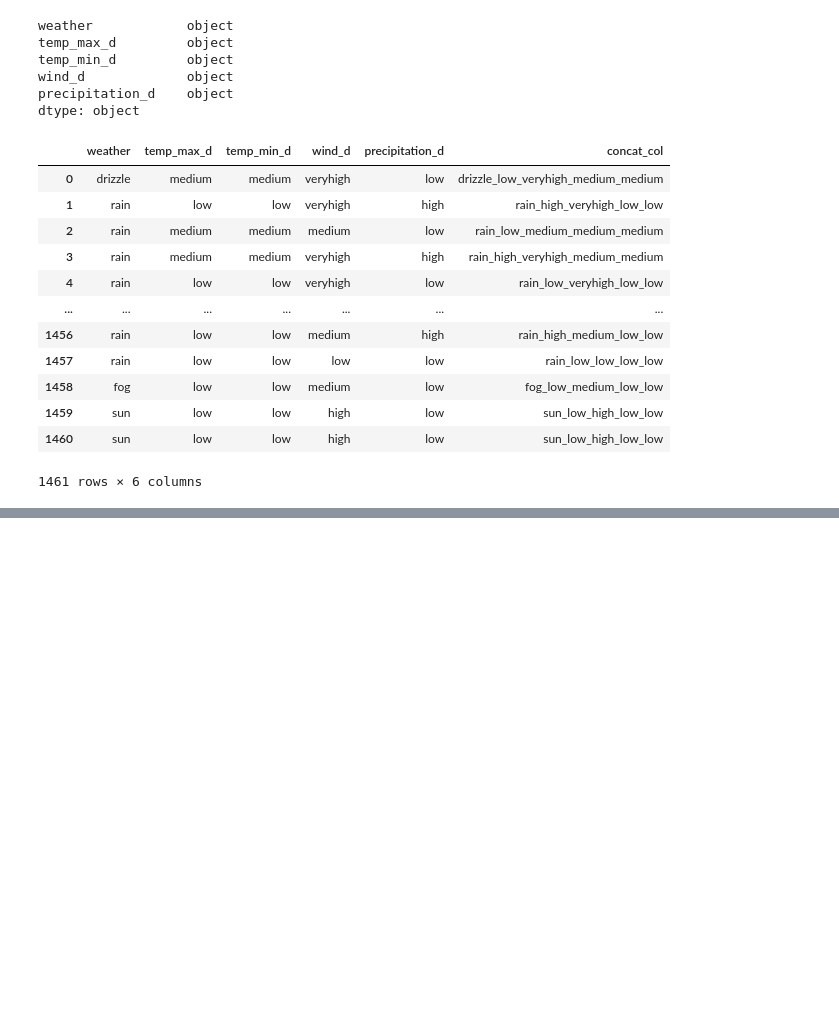
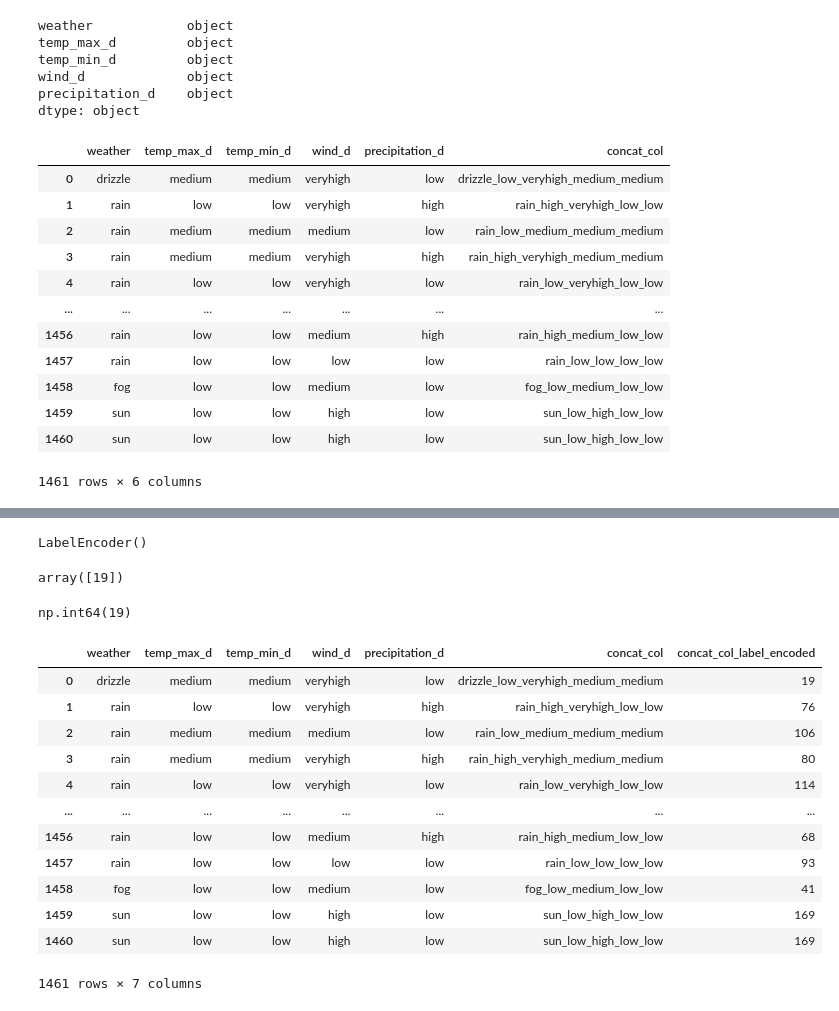
Before and after one commit to sarangkulkarni-math/Hidden-Markov-Models, a Jupyter notebook: HMM_first_project.ipynb, the cells around one changed output, grey strips where cells are left out. Drawn from its saved outputs; the diff is of its cells as text; code cells hidden in the pictures; blank space fills up the shorter version.

Commit message:
label encoding performed

```diff
--- a/HMM_first_project.ipynb
+++ b/HMM_first_project.ipynb
@@ -146,0 +143,35 @@ model = CategoricalHMM(n_components=3)
+# %%
+le = LabelEncoder()
+# %%
+le.fit(X['concat_col'].to_list())
+# %% [output]
+LabelEncoder()
+# %%
+le.transform(['drizzle_low_veryhigh_medium_medium'])
+# %% [output]
+array([19])
+# %%
+def label_encoder_output(element):
+    return le.transform([element])[0]
+# %%
+label_encoder_output('drizzle_low_veryhigh_medium_medium')
+# %% [output]
+np.int64(19)
+# %%
+X['concat_col_label_encoded']=X['concat_col'].apply(label_encoder_output)
+# %%
+X
+# %% [output]
+|  | weather | temp_max_d | temp_min_d | wind_d | precipitation_d | concat_col | concat_col_label_encoded |
+| 0 | drizzle | medium | medium | veryhigh | low | drizzle_low_veryhigh_medium_medium | 19 |
+| 1 | rain | low | low | veryhigh | high | rain_high_veryhigh_low_low | 76 |
+| 2 | rain | medium | medium | medium | low | rain_low_medium_medium_medium | 106 |
+| 3 | rain | medium | medium | veryhigh | high | rain_high_veryhigh_medium_medium | 80 |
+| 4 | rain | low | low | veryhigh | low | rain_low_veryhigh_low_low | 114 |
+| ... | ... | ... | ... | ... | ... | ... | ... |
+| 1456 | rain | low | low | medium | high | rain_high_medium_low_low | 68 |
+| 1457 | rain | low | low | low | low | rain_low_low_low_low | 93 |
+| 1458 | fog | low | low | medium | low | fog_low_medium_low_low | 41 |
+| 1459 | sun | low | low | high | low | sun_low_high_low_low | 169 |
+| 1460 | sun | low | low | high | low | sun_low_high_low_low | 169 |
+1461 rows × 7 columns
```
Also changed, not shown: parts of 3 cells of this notebook.
